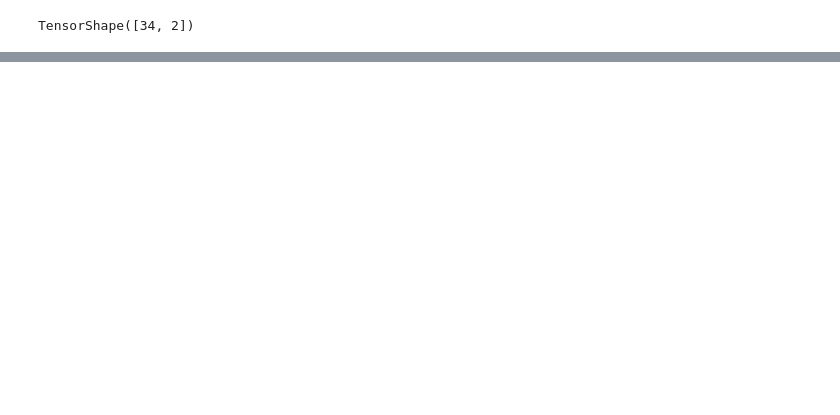
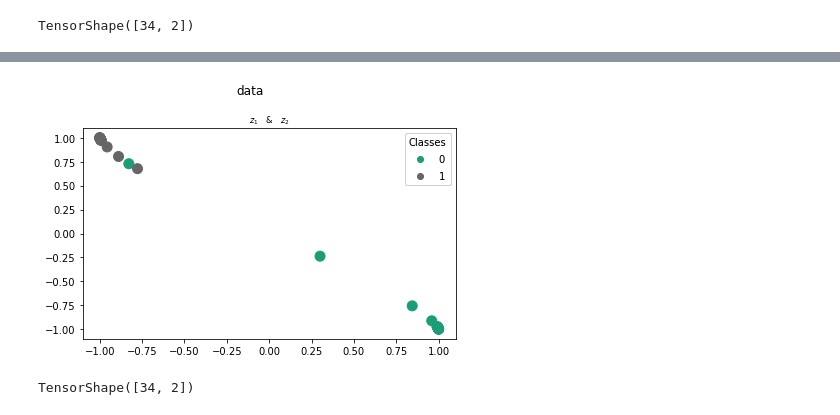
Before and after one commit to kingusiu/gravada, a Jupyter notebook: karate_main.ipynb, the cells around one changed output, grey strips where cells are left out. Drawn from its saved outputs; the diff is of its cells as text; code cells hidden in the pictures; blank space fills up the shorter version.

```diff
--- a/karate_main.ipynb
+++ b/karate_main.ipynb
@@ -74,0 +85,2 @@ plut.plot_clusters(z, y)
+# %%
+gnn = grap.GraphAutoencoderKarate(nodes_n=nodes_n, feat_sz=nodes_n, activation=tf.nn.tanh)
@@ -74,0 +105,5 @@ plut.plot_clusters(z, y)
+# %%
+gnn.compile(optimizer=tf.keras.optimizers.Adam(learning_rate=0.01), run_eagerly=True)
+# %%
+callbacks = [tf.keras.callbacks.ReduceLROnPlateau(factor=0.5, patience=5, verbose=1)]
+gnn.fit((X[np.newaxis,:,:], A_tilde[np.newaxis,:,:], train_mask[np.newaxis,:]), y[np.newaxis,:], epochs=200, validation_data=((X[np.newaxis,:,:], A_tilde[np.newaxis,:,:], valid_mask[np.newaxis,:]), y[np.newaxis,:]), callbacks=callbacks)
@@ -74,0 +129,2 @@ plut.plot_clusters(z, y)
+# %%
+z, probs = gnn((X, A_tilde))
@@ -74,0 +137,8 @@ plut.plot_clusters(z, y)
+# %%
+plut.plot_clusters(z, y)
+# %% [output]
+[figure, added]
+# %%
+z.shape
+# %% [output]
+TensorShape([34, 2])
```
Also changed, not shown: parts of 11 cells of this notebook, 7 other files.
